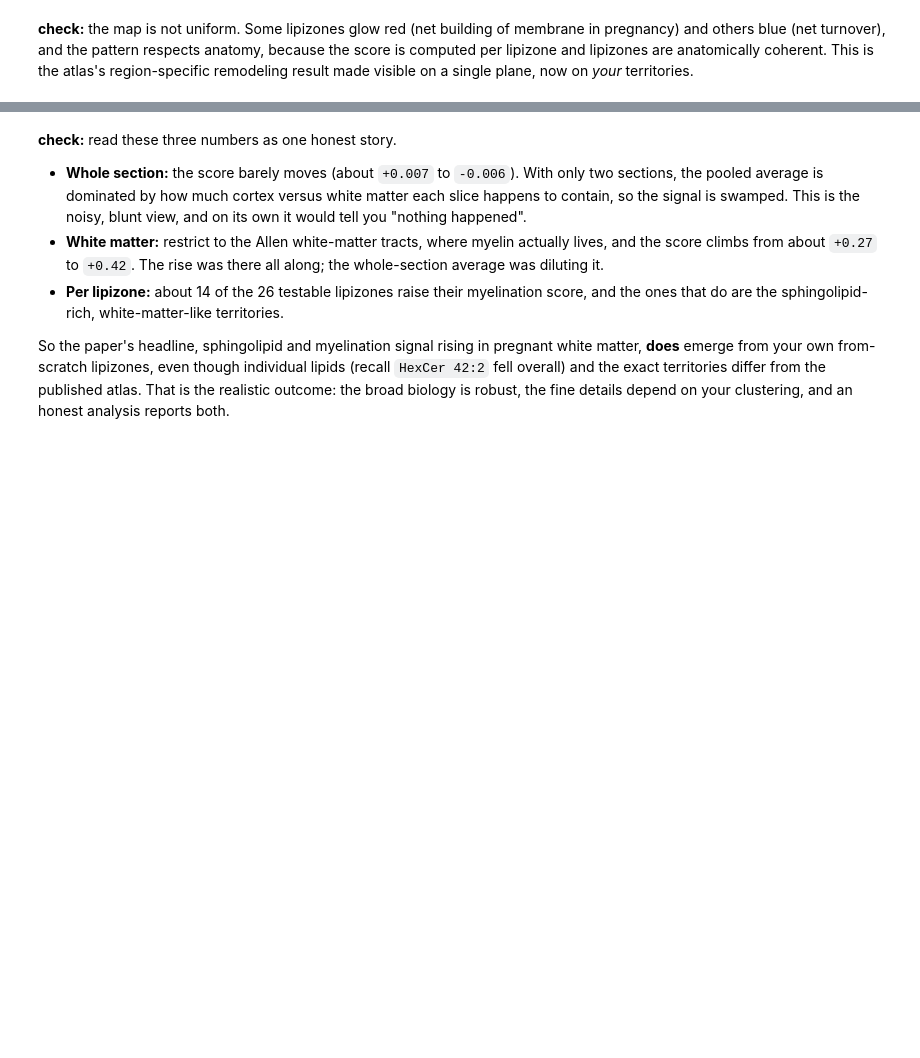
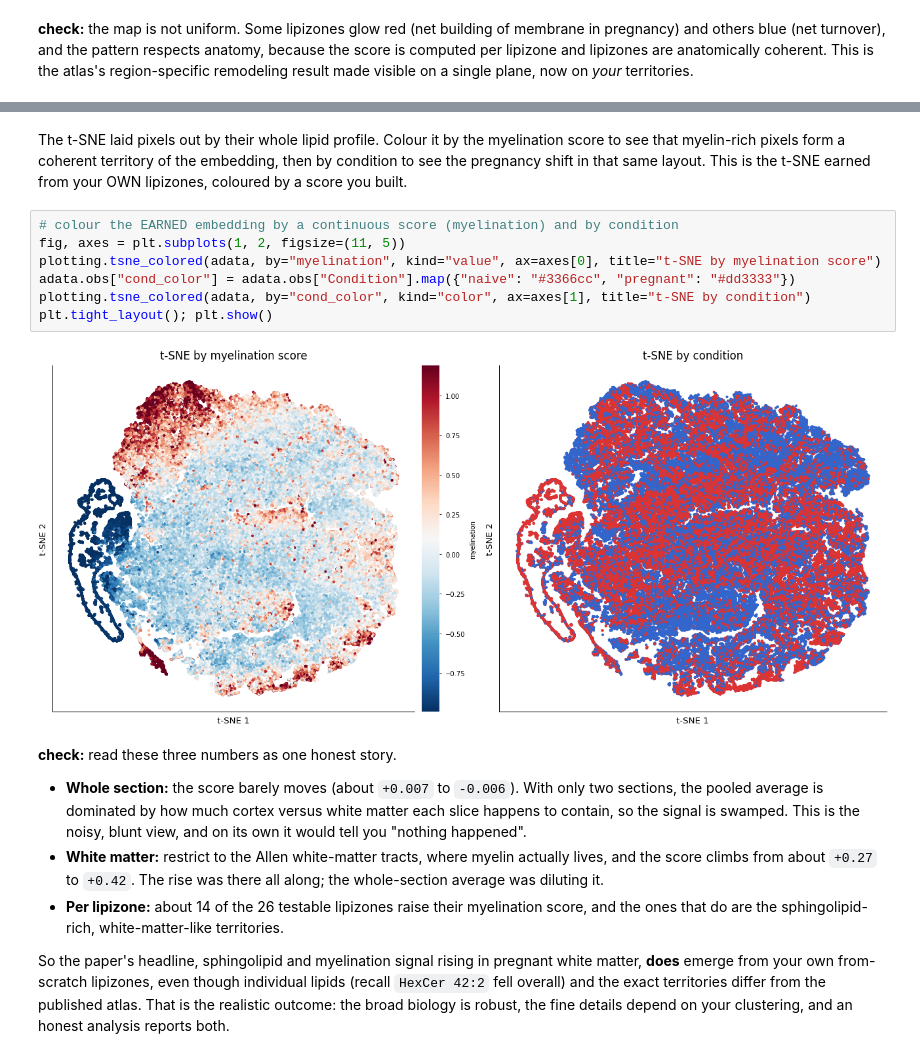
Before and after one commit to lamanno-epfl/lipidomics_tutorial_cajalcourse, a Jupyter notebook: notebooks/level3/07_clustering_scratch_and_differential_solution.ipynb, the cells around one changed output, grey strips where cells are left out. Cells and saved outputs as stored; diff of their text form; blank space fills up the shorter version.

```diff
--- a/notebooks/level3/07_clustering_scratch_and_differential_solution.ipynb
+++ b/notebooks/level3/07_clustering_scratch_and_differential_solution.ipynb
@@ -874,3 +917,16 @@ per lipizone    14 of 26 lipizones raise the myelination score in pregnancy
+# %% [markdown]
+The t-SNE laid pixels out by their whole lipid profile. Colour it by the myelination score to see
+that myelin-rich pixels form a coherent territory of the embedding, then by condition to see the pregnancy
+shift in that same layout. This is the t-SNE earned from your OWN lipizones, coloured by a score you built.
+# %%
+# colour the EARNED embedding by a continuous score (myelination) and by condition
+fig, axes = plt.subplots(1, 2, figsize=(11, 5))
+plotting.tsne_colored(adata, by="myelination", kind="value", ax=axes[0], title="t-SNE by myelination score")
+adata.obs["cond_color"] = adata.obs["Condition"].map({"naive": "#3366cc", "pregnant": "#dd3333"})
+plotting.tsne_colored(adata, by="cond_color", kind="color", ax=axes[1], title="t-SNE by condition")
+plt.tight_layout(); plt.show()
+# %% [output]
+[figure, added]
 # %% [markdown]
 **check:** read these three numbers as one honest story.
 
```
Also changed, not shown: parts of 26 cells of this notebook, 19 other files.
